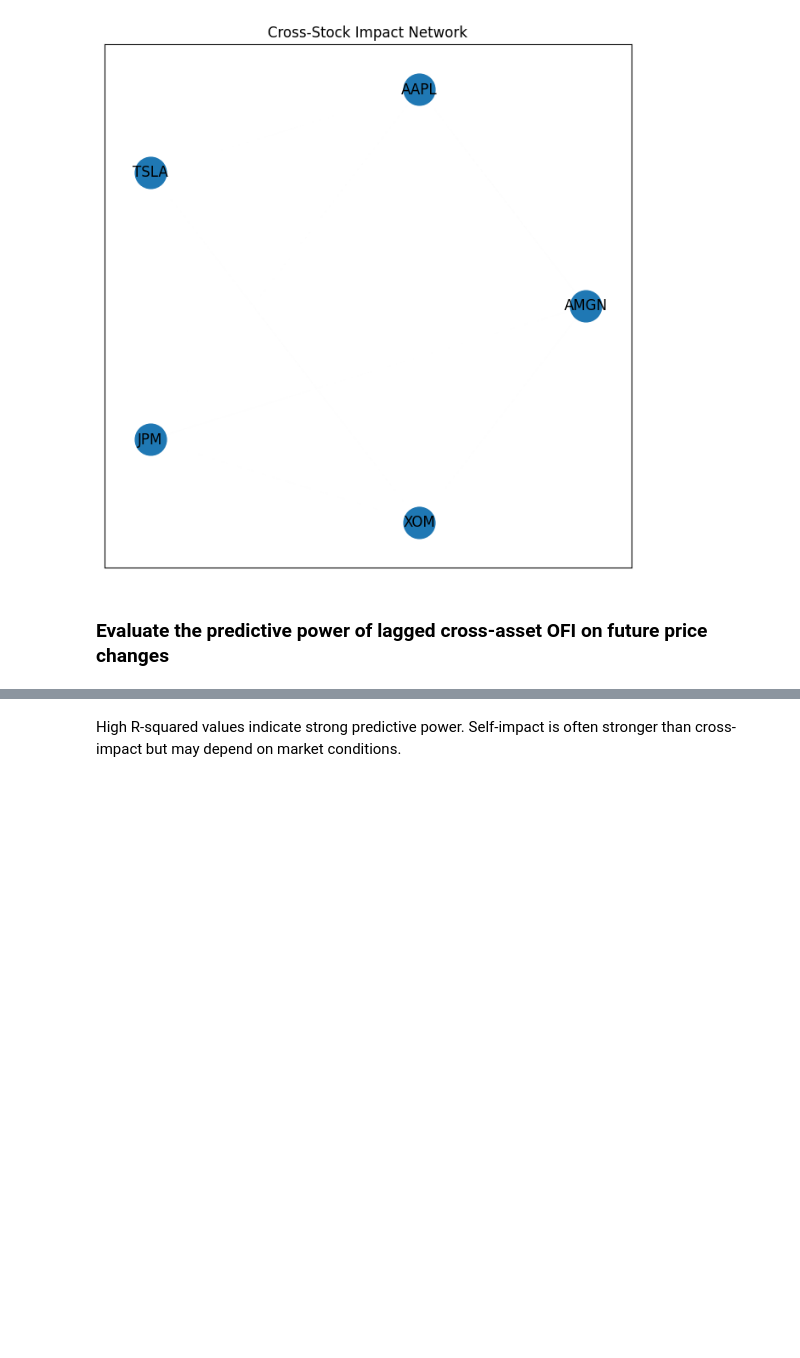
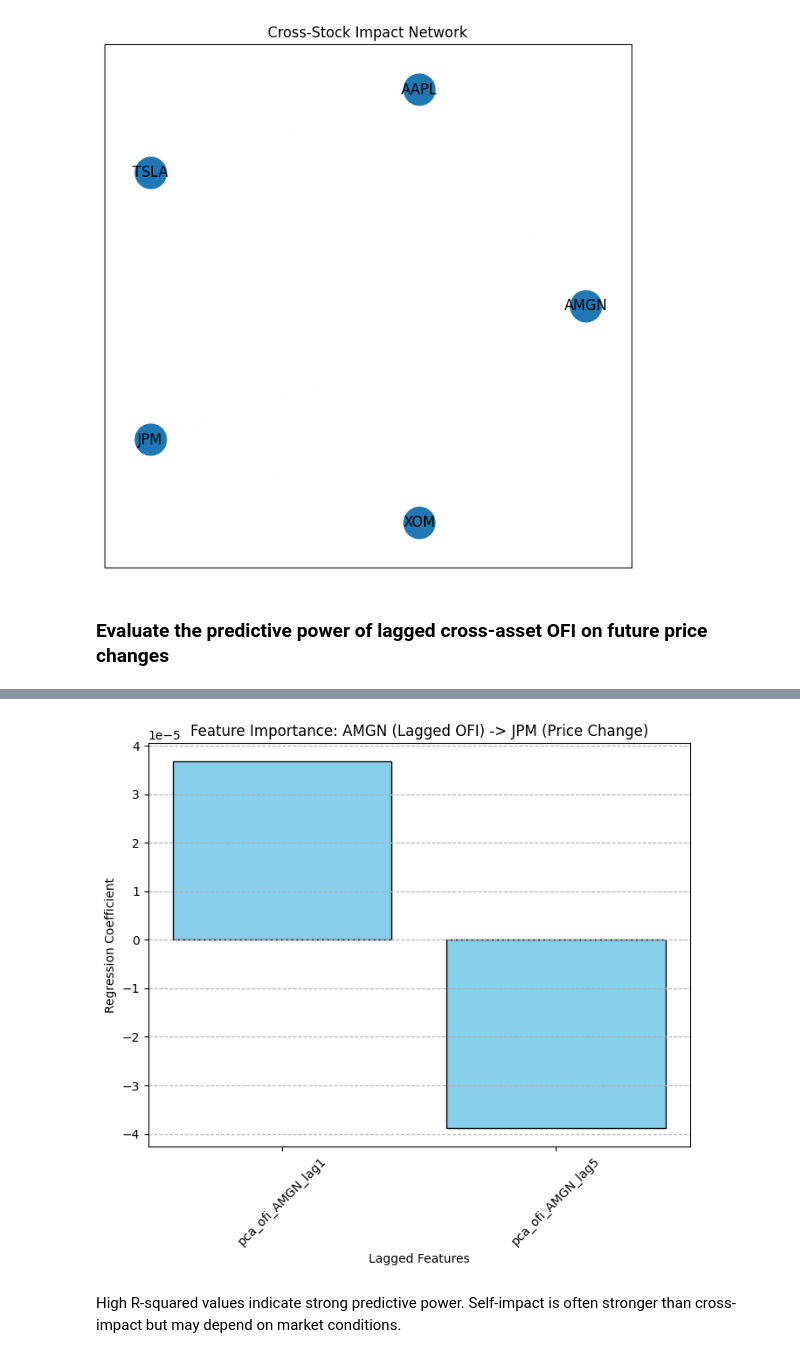
Before and after one commit to ibringfaith/cross-impact-analysis-of-order-flow-imbalance, a Jupyter notebook: notebooks/ofi_analysis.ipynb, the cells around one changed output, grey strips where cells are left out. Cells and saved outputs as stored; diff of their text form; code cells hidden in the pictures; blank space fills up the shorter version.

```diff
--- a/notebooks/ofi_analysis.ipynb
+++ b/notebooks/ofi_analysis.ipynb
@@ -508,18 +516,20 @@ plt.show()
 # %%
 source_stock = "AMGN"
-target_stock = "XOM"
-X, y = prepare_lagged_data(source_stock, target_stock, lag_intervals)
+target_stock = "JPM"
+X, y = prepare_lagged_data(source_stock, target_stock, lag_intervals, analysis_data_df)
 model = LinearRegression().fit(X, y)
 
 plt.figure(figsize=(8, 6))
 plt.bar(X.columns, model.coef_, color="skyblue", edgecolor="black")
 plt.title(f"Feature Importance: {source_stock} (Lagged OFI) -> {target_stock} (Price Change)")
 plt.xlabel("Lagged Features")
 plt.ylabel("Regression Coefficient")
 plt.xticks(rotation=45)
 plt.grid(axis="y", linestyle="--")
 plt.savefig(f"{results_path}/feature_importance_{source_stock}_to_{target_stock}.png")
 plt.show()
+# %% [output]
+[figure, added]
 # %% [markdown]
 High R-squared values indicate strong predictive power.
 Self-impact is often stronger than cross-impact but may depend on market conditions.
```
Also changed, not shown: parts of 5 cells of this notebook.
